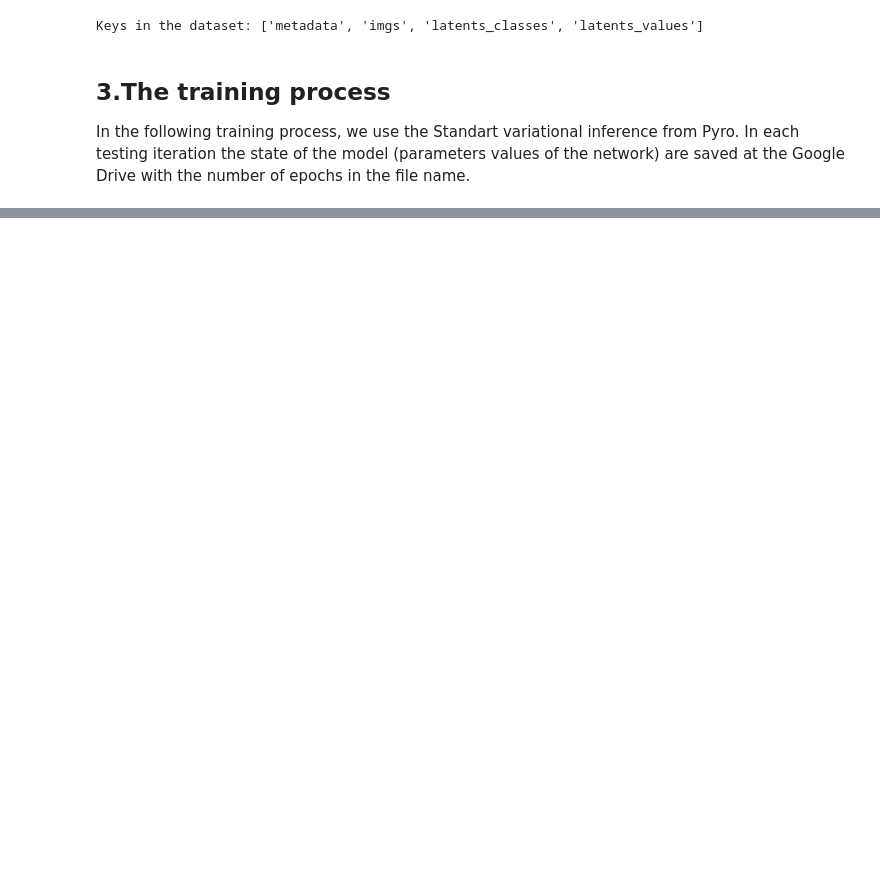
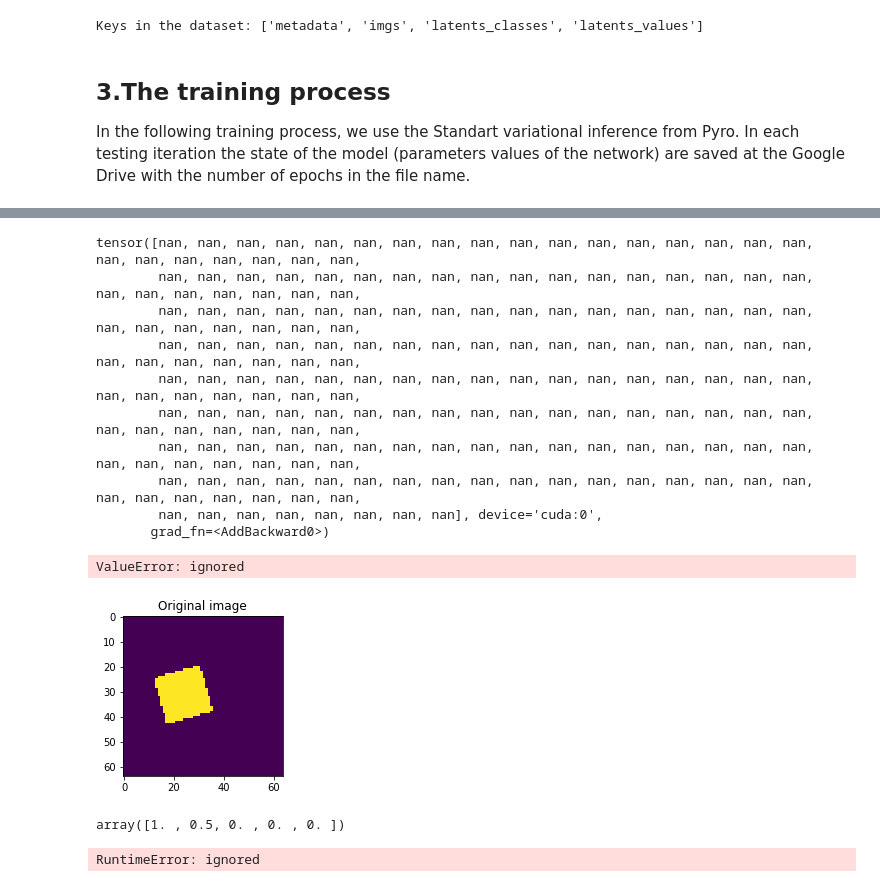
Before and after one commit to GiovaniValdrighi/inferencia_causal, a Jupyter notebook: vae/model_training.ipynb, the cells around one changed output, grey strips where cells are left out. Drawn from its saved outputs; the diff is of its cells as text; code cells hidden in the pictures; blank space fills up the shorter version.

Commit message:
working with cuda

```diff
--- a/vae/model_training.ipynb
+++ b/vae/model_training.ipynb
@@ -155,8 +155,8 @@ In the following training process, we use the Standart variational inference fro
 # %%
 pyro.enable_validation(True)
 pyro.clear_param_store()
-use_CUDA = False
-train_loader, test_loader = setup_data_loader(imgs[:600], latents_values[:, 1:6][:600], use_CUDA = use_CUDA)
+use_CUDA = True
+train_loader, test_loader = setup_data_loader(imgs, latents_values[:, 1:6], use_CUDA = use_CUDA)
 vae = VAE(label_dim= 7, use_CUDA = use_CUDA)
 # %%
 #optimizer
@@ -168,8 +168,8 @@ svi = pyro.infer.SVI(vae.model, vae.guide, optimizer, elbo)
 
 train_elbo = []
 test_elbo = []
-num_epochs = 70
-test_freq = 8
+num_epochs = 80
+test_freq = 10
 for epoch in range(num_epochs):
   epoch_loss = 0.
   for (img, label) in train_loader:
@@ -190,5 +190,7 @@ for epoch in range(num_epochs):
       test_loss += svi.evaluate_loss(img, label)
     total_epoch_loss_test  = epoch_loss/len(test_loader)
     test_elbo.append(total_epoch_loss_test)
+    print("epoch: " + str(epoch) + " average testing loss: " + str(test_loss))
+    print("Saved at Google Drive.")
     torch.save(vae.state_dict(), '/content/gdrive/My Drive/trained_movel_epoch_'+ str(epoch) + '.save')
 # %% [output]
@@ -214,0 +217,45 @@ KeyboardInterrupt: ignored
+# %%
+def run_img(vae, img, label, num = 2):
+  shape = one_hot(tensor(label[0] - 1).to(torch.int64), 3).to(torch.float32)
+  label = torch.cat([shape, tensor(label[1:]).to(torch.float32)]).to(torch.float32).cuda()
+  img = tensor(img.reshape(4096)).to(torch.float32).cuda()
+  label = label.cuda()
+  img = img.cuda()
+  mean, var = vae.encoder.forward(img, label)
+
+  fig = plt.figure(figsize = (4, num*5))
+  plots = []
+  plots.append(plt.subplot(num+1, 1, 1))
+  plots[0].set_title('Original image')
+  plt.imshow(img.cpu().reshape(64, 64))
+
+  print(mean)
+  for i in range(1, num):
+    z_sample = Normal(mean, var).sample()
+    vae_img = vae.decoder.forward(z_sample, dummy_label)
+    plots.append(plt.subplot(num+1, 1, i+1))
+    plots[-1].set_title(str(i) +' - sample of latent space')
+    plt.imshow(vae_img.cpu().detach().numpy().reshape(64, 64))
+  plt.show()
+run_img(vae, img[0], latents_values[0][1:])
+# %% [output]
+tensor([nan, nan, nan, nan, nan, nan, nan, nan, nan, nan, nan, nan, nan, nan, nan, nan, nan, nan, nan, nan, nan, nan, nan, nan,
+        nan, nan, nan, nan, nan, nan, nan, nan, nan, nan, nan, nan, nan, nan, nan, nan, nan, nan, nan, nan, nan, nan, nan, nan,
+        nan, nan, nan, nan, nan, nan, nan, nan, nan, nan, nan, nan, nan, nan, nan, nan, nan, nan, nan, nan, nan, nan, nan, nan,
+        nan, nan, nan, nan, nan, nan, nan, nan, nan, nan, nan, nan, nan, nan, nan, nan, nan, nan, nan, nan, nan, nan, nan, nan,
+        nan, nan, nan, nan, nan, nan, nan, nan, nan, nan, nan, nan, nan, nan, nan, nan, nan, nan, nan, nan, nan, nan, nan, nan,
+        nan, nan, nan, nan, nan, nan, nan, nan, nan, nan, nan, nan, nan, nan, nan, nan, nan, nan, nan, nan, nan, nan, nan, nan,
+        nan, nan, nan, nan, nan, nan, nan, nan, nan, nan, nan, nan, nan, nan, nan, nan, nan, nan, nan, nan, nan, nan, nan, nan,
+        nan, nan, nan, nan, nan, nan, nan, nan, nan, nan, nan, nan, nan, nan, nan, nan, nan, nan, nan, nan, nan, nan, nan, nan,
+        nan, nan, nan, nan, nan, nan, nan, nan], device='cuda:0',
+       grad_fn=<AddBackward0>)
+ValueError: ignored
+[figure, added]
+# %%
+latents_values[0][1:]
+# %% [output]
+array([1. , 0.5, 0. , 0. , 0. ])
+# %%
+run_img(vae, img[0], latents_values[0][1:6])
+# %% [output]
+RuntimeError: ignored
```
Also changed, not shown: parts of 9 cells of this notebook.
